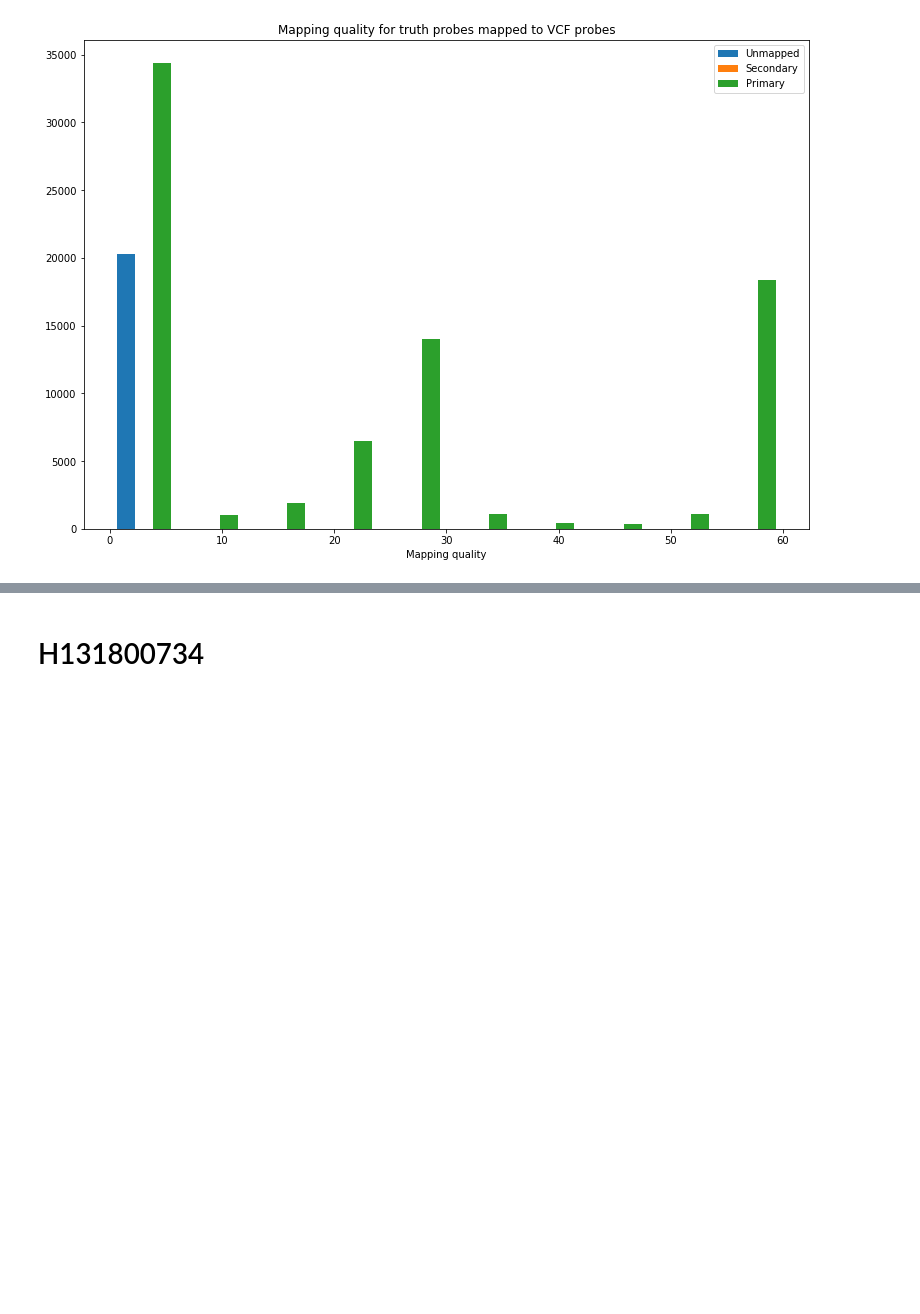
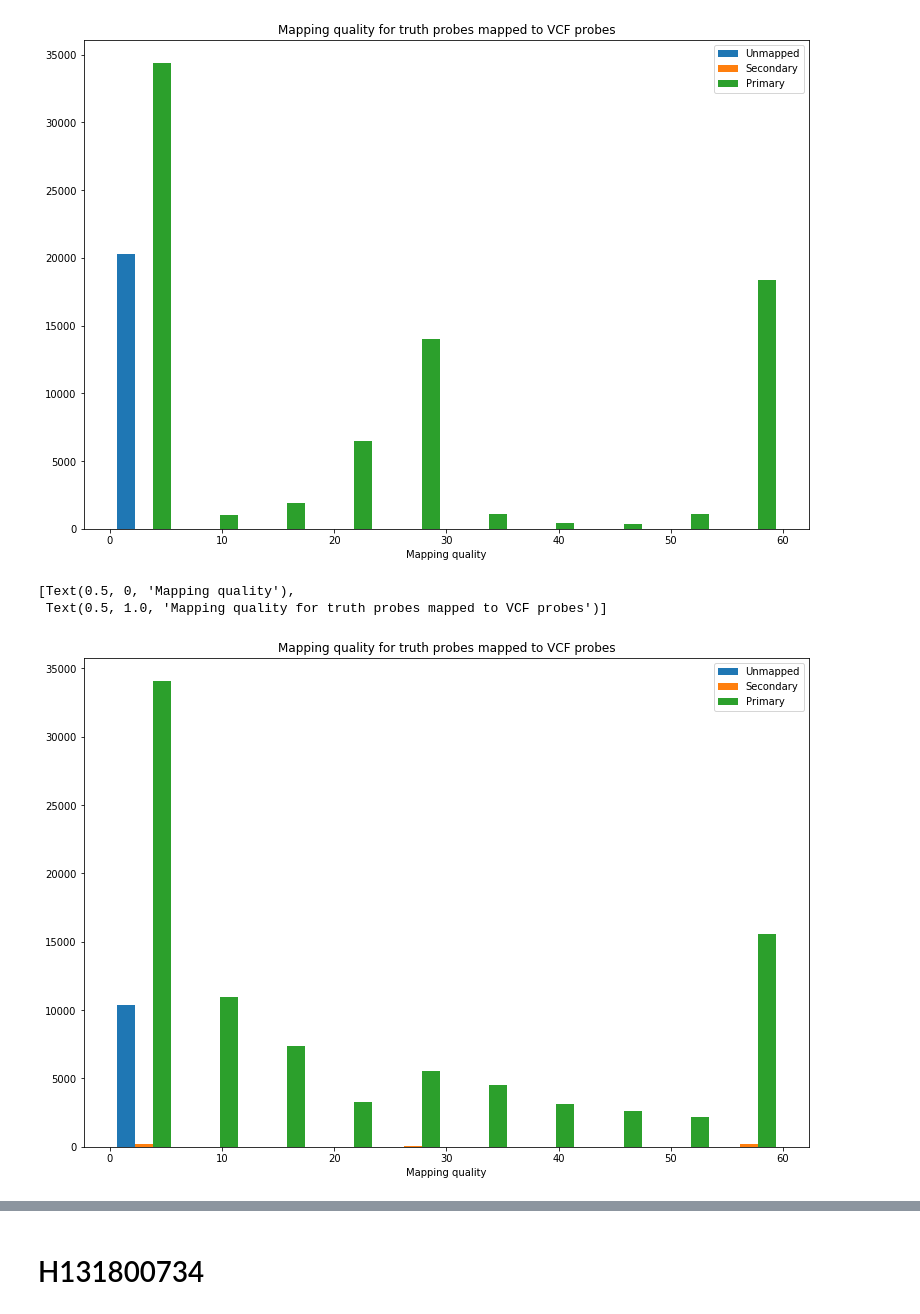
Before and after one commit to leoisl/pandora_paper_roc, a Jupyter notebook: Scripts/scratchpad.ipynb, the cells around one changed output, grey strips where cells are left out. Drawn from its saved outputs; the diff is of its cells as text; code cells hidden in the pictures; blank space fills up the shorter version.

```diff
--- a/Scripts/scratchpad.ipynb
+++ b/Scripts/scratchpad.ipynb
@@ -220,3 +220,19 @@ ax.set(title="Mapping quality for truth probes mapped to VCF probes", xlabel="Ma
 [Text(0.5, 0, 'Mapping quality'),
  Text(0.5, 1.0, 'Mapping quality for truth probes mapped to VCF probes')]
 [figure]
+# %%
+# query flank = 50
+# truth flank = 35
+# SNPs, MNPs, indels merged
+xs = [(mapping_quality_unmapped, "Unmapped"), (mapping_quality_secondary, "Secondary"), (mapping_quality_primary, "Primary")]
+qualities, labels = zip(*xs)
+fig, ax = plt.subplots(figsize=FIGSIZE)
+ax.hist(qualities, label=labels)
+ax.legend()
+# for x, label in xs:
+#     sns.distplot(x, ax=ax, label=label)
+ax.set(title="Mapping quality for truth probes mapped to VCF probes", xlabel="Mapping quality")
+# %% [output]
+[Text(0.5, 0, 'Mapping quality'),
+ Text(0.5, 1.0, 'Mapping quality for truth probes mapped to VCF probes')]
+[figure, added]
```
Also changed, not shown: parts of 4 cells of this notebook, 3 other files.
